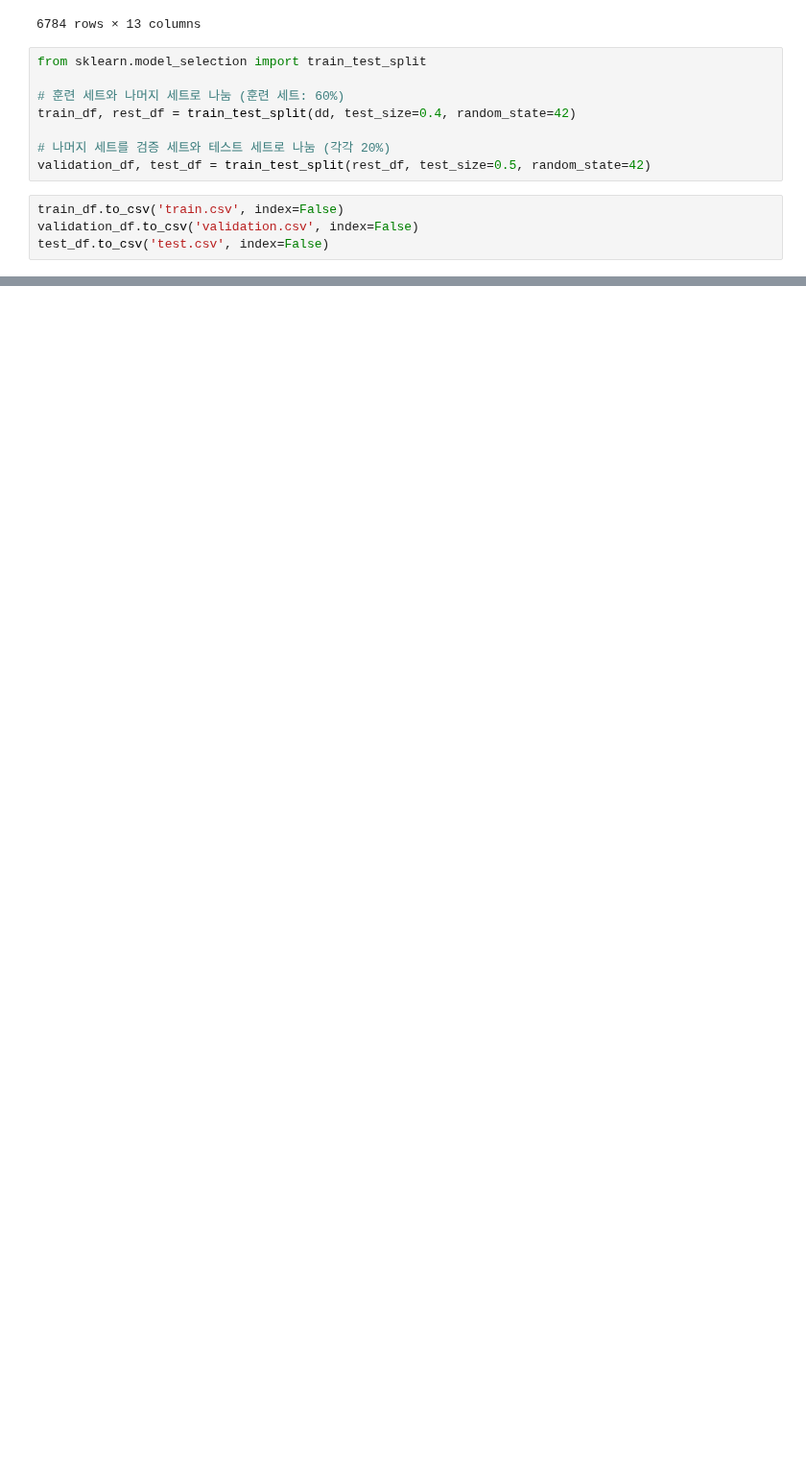
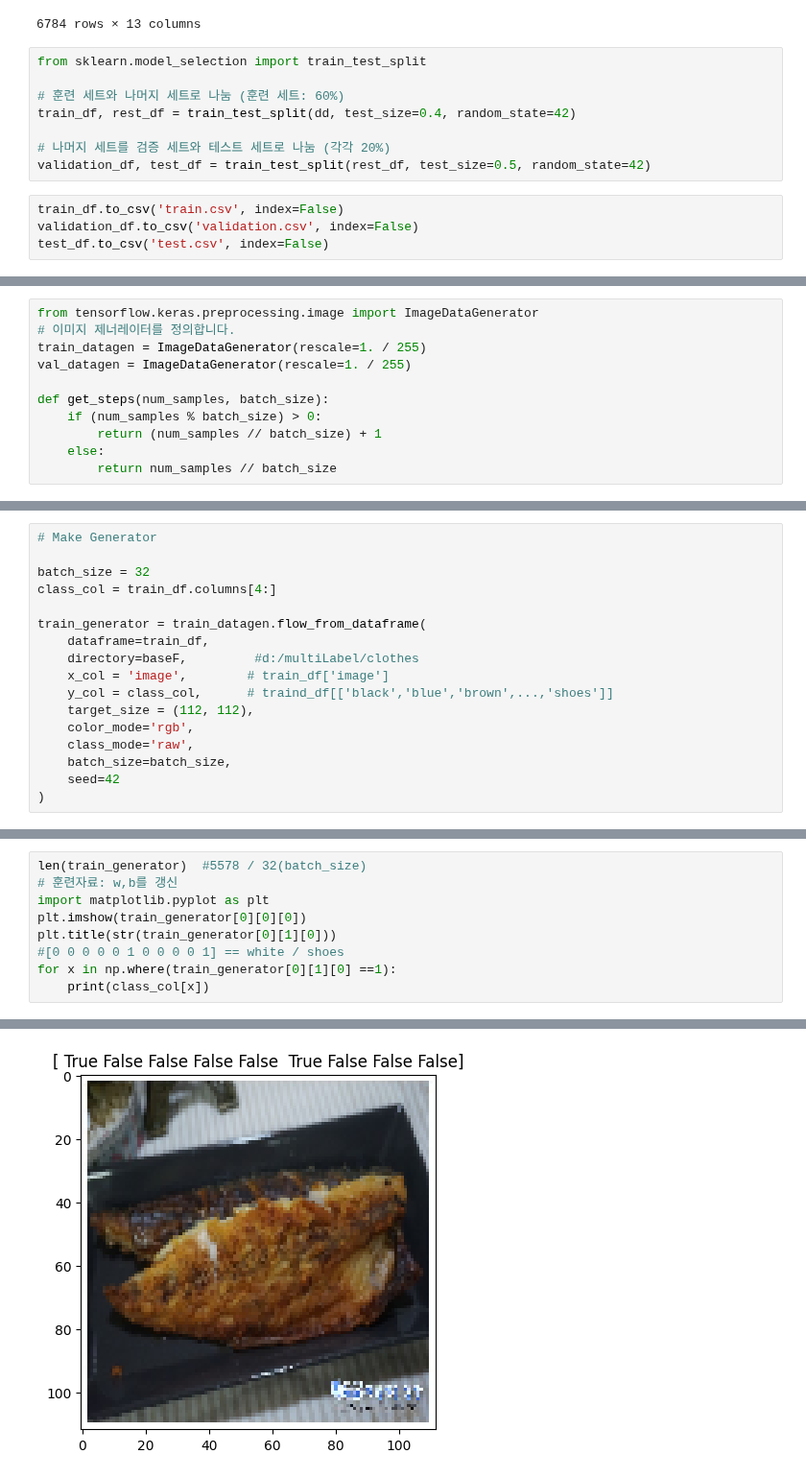
Before and after one commit to dlsco123/-DL-template, a Jupyter notebook: [multi_label]Real.ipynb, the cells around one changed output, grey strips where cells are left out. Shown at 96% size. Saved outputs shown, nothing was run; the diff lists cells and outputs as text; blank space fills up the shorter version.

```diff
--- a/[multi_label]Real.ipynb
+++ b/[multi_label]Real.ipynb
@@ -237,0 +265,11 @@ test_df.to_csv('test.csv', index=False)
+# %%
+from tensorflow.keras.preprocessing.image import ImageDataGenerator
+# 이미지 제너레이터를 정의합니다.
+train_datagen = ImageDataGenerator(rescale=1. / 255)
+val_datagen = ImageDataGenerator(rescale=1. / 255)
+
+def get_steps(num_samples, batch_size):
+    if (num_samples % batch_size) > 0:
+        return (num_samples // batch_size) + 1
+    else:
+        return num_samples // batch_size
@@ -237,0 +301,17 @@ test_df.to_csv('test.csv', index=False)
+# %%
+# Make Generator
+
+batch_size = 32
+class_col = train_df.columns[4:]
+
+train_generator = train_datagen.flow_from_dataframe(
+    dataframe=train_df,
+    directory=baseF,         #d:/multiLabel/clothes
+    x_col = 'image',        # train_df['image']
+    y_col = class_col,      # traind_df[['black','blue','brown',...,'shoes']]
+    target_size = (112, 112),
+    color_mode='rgb',
+    class_mode='raw',
+    batch_size=batch_size,
+    seed=42
+)
@@ -237,0 +320,10 @@ test_df.to_csv('test.csv', index=False)
+# %%
+len(train_generator)  #5578 / 32(batch_size)
+# 훈련자료: w,b를 갱신
+import matplotlib.pyplot as plt
+plt.imshow(train_generator[0][0][0])
+plt.title(str(train_generator[0][1][0]))
+#[0 0 0 0 0 1 0 0 0 0 1] == white / shoes
+for x in np.where(train_generator[0][1][0] ==1):
+    print(class_col[x])
+# %% [output]
@@ -237,0 +331 @@ test_df.to_csv('test.csv', index=False)
+[figure, added]
```
Also changed, not shown: parts of 25 cells of this notebook, 1 other file.
